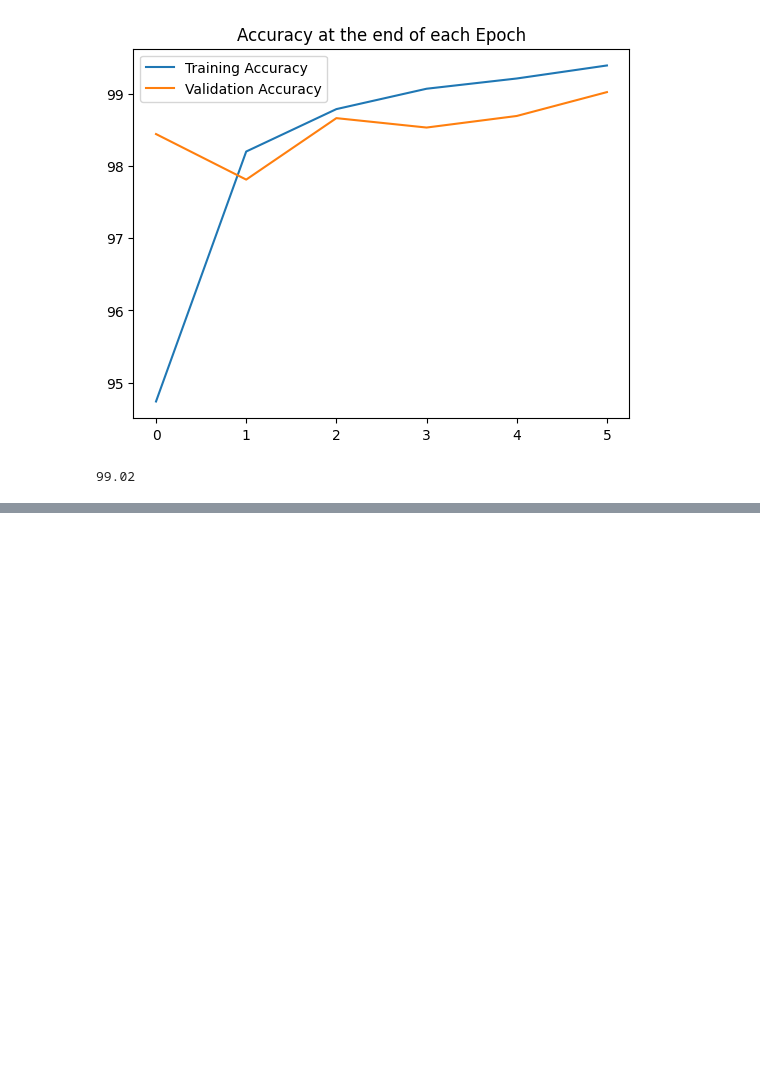
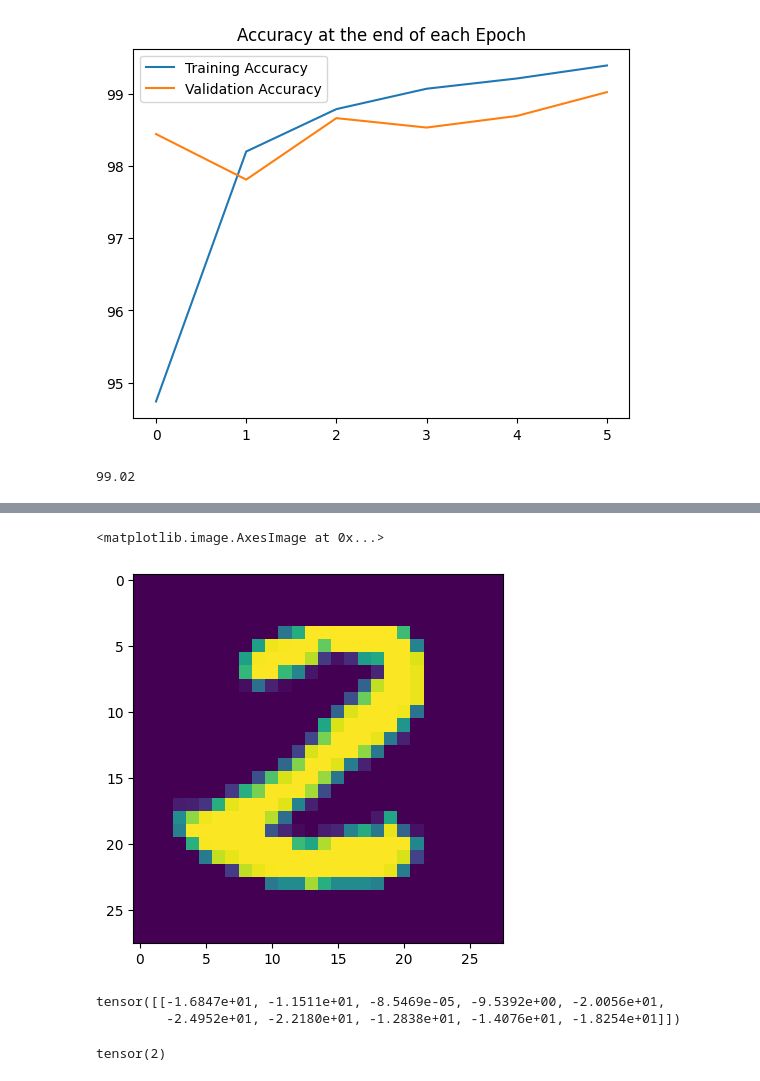
Before and after one commit to miksang0/Pytorch, a Jupyter notebook: Convolutional Neural Network/CNN.ipynb, the cells around one changed output, grey strips where cells are left out. Cells and saved outputs as stored; diff of their text form; code cells hidden in the pictures; blank space fills up the shorter version.

```diff
--- a/Convolutional Neural Network/CNN.ipynb
+++ b/Convolutional Neural Network/CNN.ipynb
@@ -244,0 +308,6 @@ correct.item()/len(test_data) * 100
+# %%
+# Show the image
+plt.imshow(test_data[4100][0].reshape(28, 28))
+# %% [output]
+<matplotlib.image.AxesImage at 0x...>
+[figure, added]
@@ -244,0 +319,9 @@ correct.item()/len(test_data) * 100
+# %%
+new_prediction
+# %% [output]
+tensor([[-1.6847e+01, -1.1511e+01, -8.5469e-05, -9.5392e+00, -2.0056e+01,
+         -2.4952e+01, -2.2180e+01, -1.2838e+01, -1.4076e+01, -1.8254e+01]])
+# %%
+new_prediction.argmax()
+# %% [output]
+tensor(2)
```
Also changed, not shown: parts of 5 cells of this notebook.
